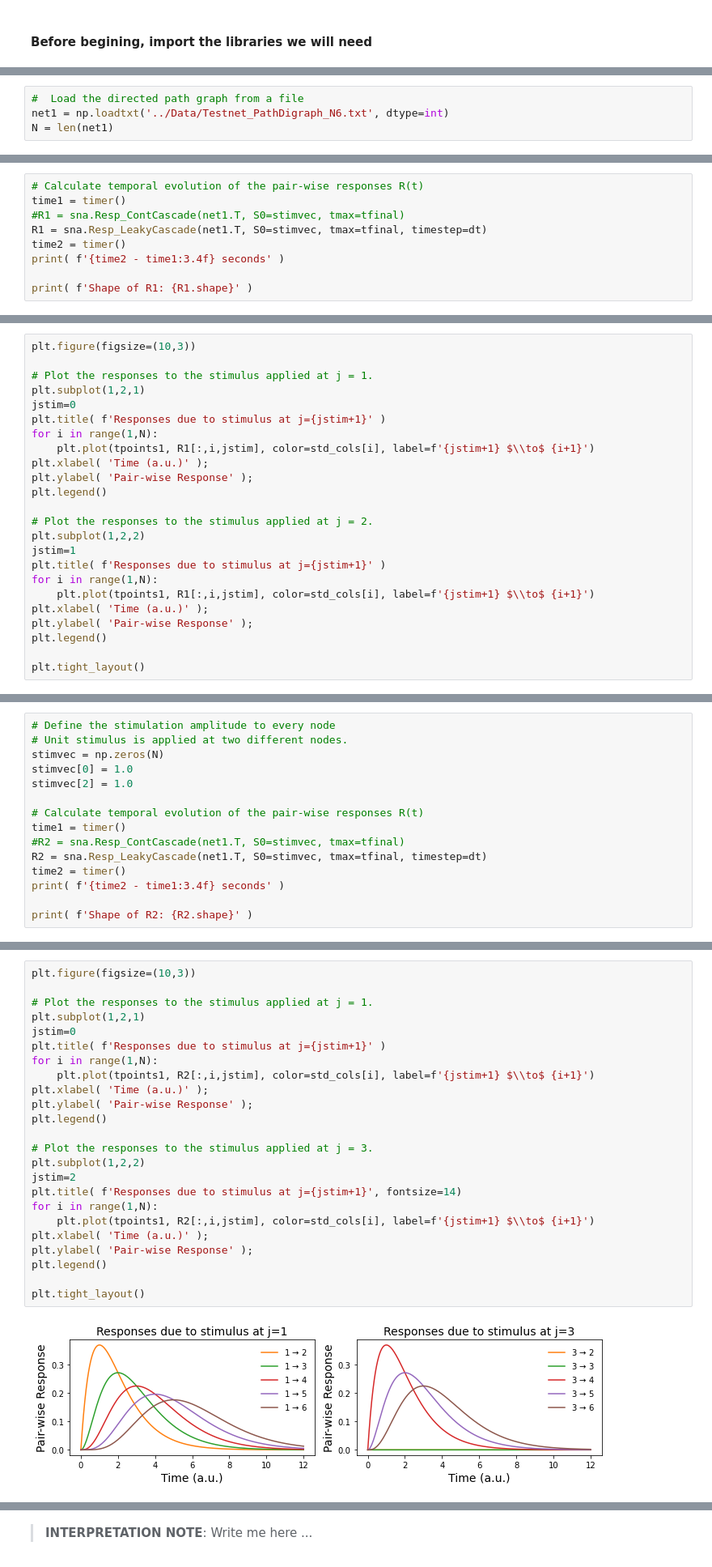
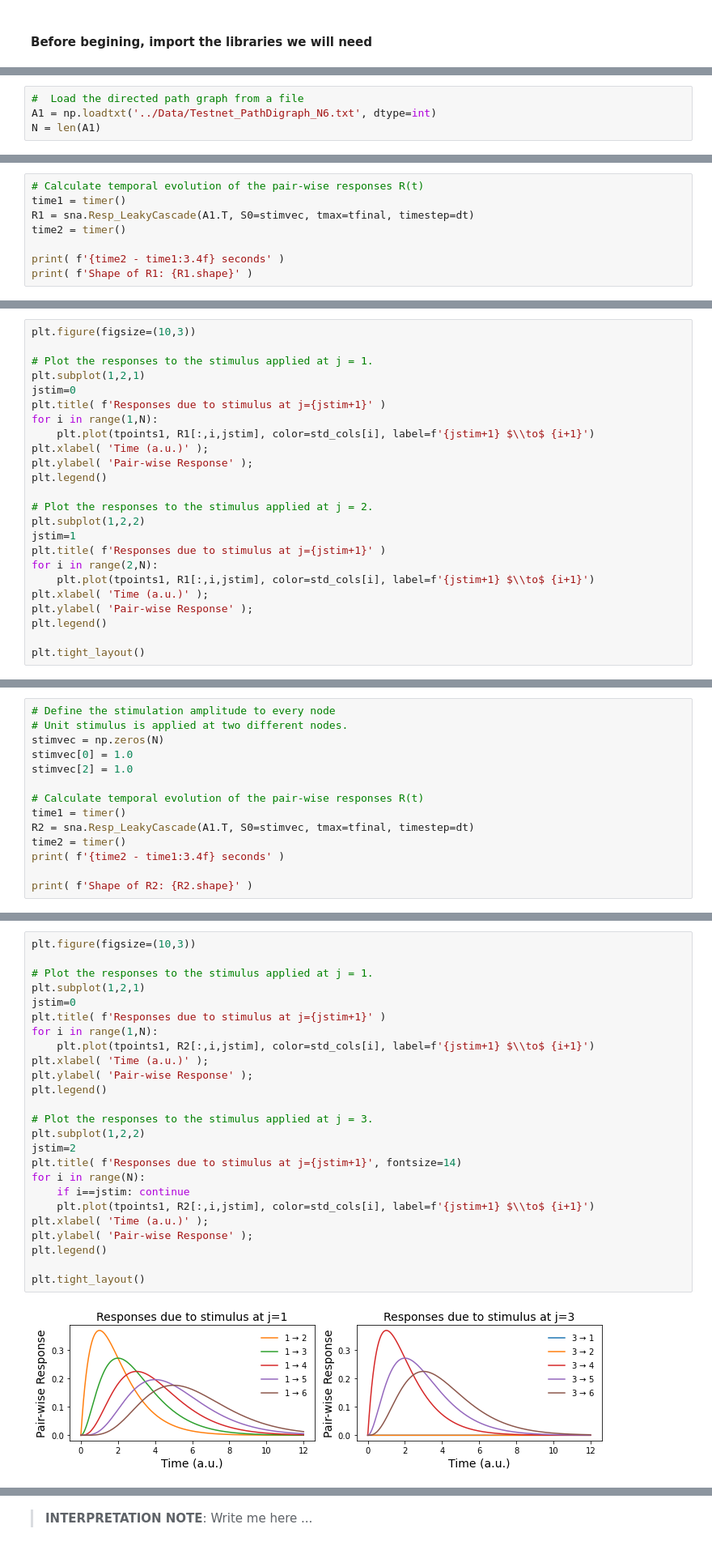
Before and after one commit to mb-BCA/SiReNetA_Tutorials, a Jupyter notebook: Tutorial_Notebooks/2_Basics_StimRespMetrics.ipynb, the cells around one changed output, grey strips where cells are left out. Shown at 81% size. Cells and saved outputs as stored; diff of their text form.

```diff
--- a/Tutorial_Notebooks/2_Basics_StimRespMetrics.ipynb
+++ b/Tutorial_Notebooks/2_Basics_StimRespMetrics.ipynb
@@ -86,8 +86,8 @@ To compute the response matrices of the matrix we will:
 To apply a stimulus only to the first node, `stimvec` is defined as an empty 1D array of length *N*, and only the first entry is set to 1.0.
 # %%
 #  Load the directed path graph from a file
-net1 = np.loadtxt('../Data/Testnet_PathDigraph_N6.txt', dtype=int)
-N = len(net1)
+A1 = np.loadtxt('../Data/Testnet_PathDigraph_N6.txt', dtype=int)
+N = len(A1)
 # %%
 # Define the simulation parameters
 # Set the temporal resolution
@@ -112,10 +112,9 @@ Now, we compute and visualize the pair-wise responses $\mathcal{R}_{ij}(t)$ over
 # %%
 # Calculate temporal evolution of the pair-wise responses R(t)
 time1 = timer()
-#R1 = sna.Resp_ContCascade(net1.T, S0=stimvec, tmax=tfinal)
-R1 = sna.Resp_LeakyCascade(net1.T, S0=stimvec, tmax=tfinal, timestep=dt)
+R1 = sna.Resp_LeakyCascade(A1.T, S0=stimvec, tmax=tfinal, timestep=dt)
 time2 = timer()
+
 print( f'{time2 - time1:3.4f} seconds' )
-
 print( f'Shape of R1: {R1.shape}' )
 # %% [output]
@@ -165,7 +164,7 @@ plt.legend()
 plt.subplot(1,2,2)
 jstim=1
 plt.title( f'Responses due to stimulus at j={jstim+1}' )
-for i in range(1,N):
+for i in range(2,N):
     plt.plot(tpoints1, R1[:,i,jstim], color=std_cols[i], label=f'{jstim+1} $\\to$ {i+1}')
 plt.xlabel( 'Time (a.u.)' );
 plt.ylabel( 'Pair-wise Response' );
@@ -200,8 +199,7 @@ stimvec[2] = 1.0
 
 # Calculate temporal evolution of the pair-wise responses R(t)
 time1 = timer()
-#R2 = sna.Resp_ContCascade(net1.T, S0=stimvec, tmax=tfinal)
-R2 = sna.Resp_LeakyCascade(net1.T, S0=stimvec, tmax=tfinal, timestep=dt)
+R2 = sna.Resp_LeakyCascade(A1.T, S0=stimvec, tmax=tfinal, timestep=dt)
 time2 = timer()
 print( f'{time2 - time1:3.4f} seconds' )
 
@@ -233,27 +231,28 @@ plt.tight_layout()
 # %%
 plt.figure(figsize=(10,3))
 
 # Plot the responses to the stimulus applied at j = 1.
 plt.subplot(1,2,1)
 jstim=0
 plt.title( f'Responses due to stimulus at j={jstim+1}' )
 for i in range(1,N):
     plt.plot(tpoints1, R2[:,i,jstim], color=std_cols[i], label=f'{jstim+1} $\\to$ {i+1}')
 plt.xlabel( 'Time (a.u.)' );
 plt.ylabel( 'Pair-wise Response' );
 plt.legend()
 
 # Plot the responses to the stimulus applied at j = 3.
 plt.subplot(1,2,2)
 jstim=2
 plt.title( f'Responses due to stimulus at j={jstim+1}', fontsize=14)
-for i in range(1,N):
+for i in range(N):
+    if i==jstim: continue
     plt.plot(tpoints1, R2[:,i,jstim], color=std_cols[i], label=f'{jstim+1} $\\to$ {i+1}')
 plt.xlabel( 'Time (a.u.)' );
 plt.ylabel( 'Pair-wise Response' );
 plt.legend()
 
 plt.tight_layout()
 # %% [output]
-[figure, old version]
+[figure, new version]
 # %% [markdown]
```
Also changed, not shown: parts of 20 cells of this notebook.
